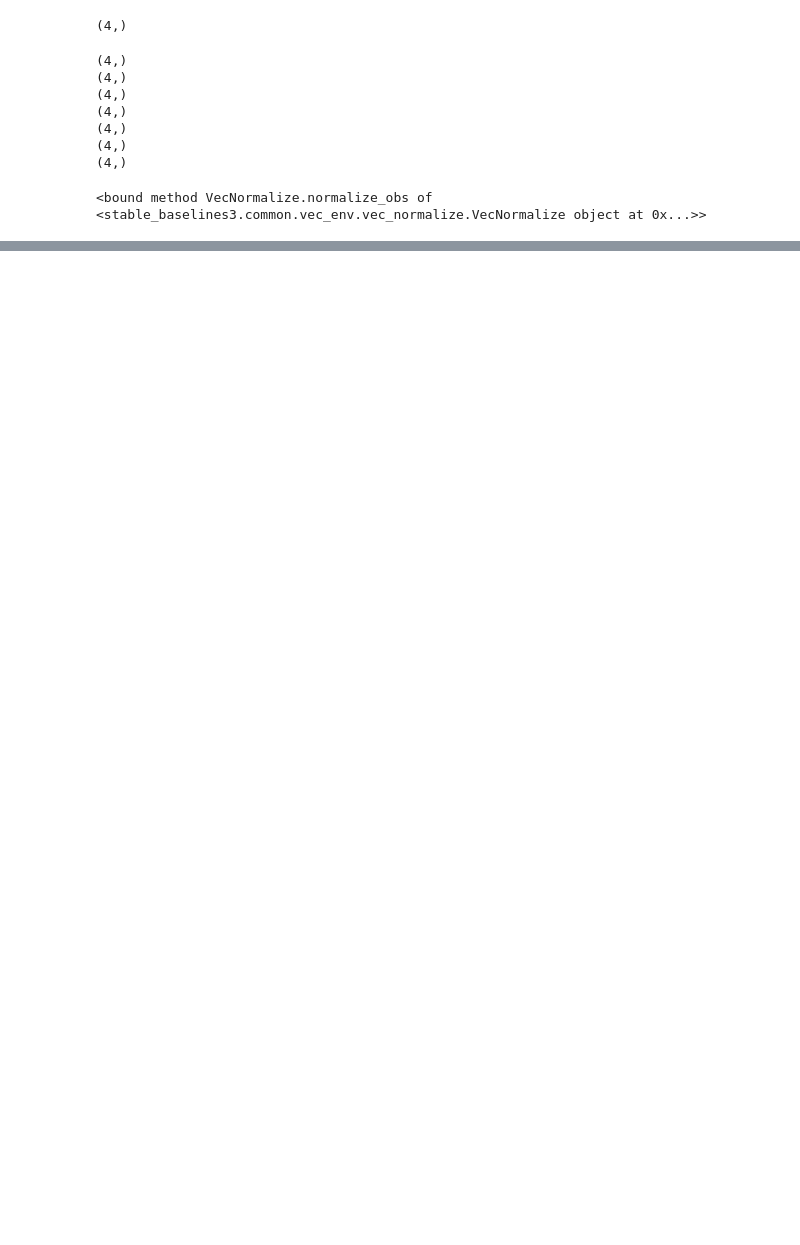
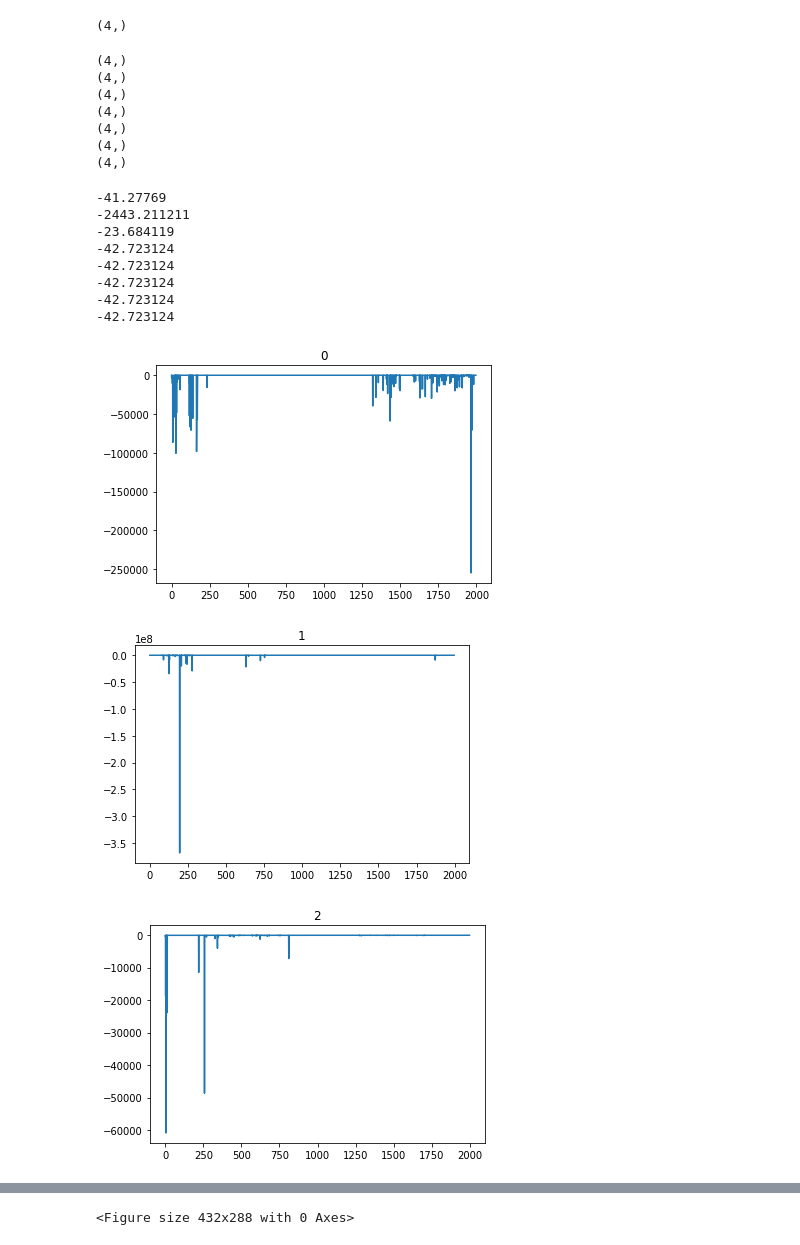
Before and after one commit to tyozmen/n_link_arm, a Jupyter notebook: stable/load_stable.ipynb, the cells around one changed output, grey strips where cells are left out. Drawn from its saved outputs; the diff is of its cells as text; code cells hidden in the pictures; blank space fills up the shorter version.

```diff
--- a/stable/load_stable.ipynb
+++ b/stable/load_stable.ipynb
@@ -7,6 +7,8 @@ from functools import partial
 from gym import register
 from seagul.zoo3_utils import ALGOS
 import pandas as pd
+import matplotlib.pyplot as plt
+import numpy as np
 
 env_script = "make_1dof_env"
 exp_path = f"/home/sgillen/work/n_link_arm/stable/sb3_data/{env_script}"
@@ -15,7 +17,7 @@ env_partial = partial(MatlabGymMmapWrapper, "/home/sgillen/work/n_link_arm/", en
 register("bball_1dof-v0", entry_point = env_partial)
 
 model_dict = {}
-normalizer_dict = {}
+env_dict = {}
 df_dict = {}
 
 for algo_dir in os.scandir(exp_path):
@@ -26,8 +28,8 @@ for algo_dir in os.scandir(exp_path):
         model_dict[algo_name] = []
     if not algo_name in df_dict:
         df_dict[algo_name] = []
-    if not algo_name in normalizer_dict:
-        normalizer_dict[algo_name] = []
+    if not algo_name in env_dict:
+        env_dict[algo_name] = []
 
     for seed_dir in os.scandir(algo_dir.path):
         seed =  seed_dir.path.split("/")[-1]
@@ -35,7 +37,9 @@ for algo_dir in os.scandir(exp_path):
         model_dict[algo_name].append(ALGO.load(f"{seed_dir.path}/model.pkl", mapped_devic='cpu'))
         env = make_vec_env('bball_1dof-v0', n_envs = 1)
         env = VecNormalize.load(f"{seed_dir.path}/vecnormalize.pkl", env)
-        normalizer_dict[algo_name].append(env.normalize_obs)
+        env.training = False
+        env.norm_reward = False
+        env_dict[algo_name].append(env)
 # %% [output]
 (4,)
 (4,)
@@ -45,8 +49,27 @@ for algo_dir in os.scandir(exp_path):
 (4,)
 (4,)
 (4,)
-# %%
-model_dict['ppo'][0].predict
-normalizer_dict['ppo'][0]
-# %% [output]
-<bound method VecNormalize.normalize_obs of <stable_baselines3.common.vec_env.vec_normalize.VecNormalize object at 0x...>>
+# %%
+algo = 'ppo'
+
+for i, df in enumerate(df_dict[algo]):
+    df['r'].plot()
+    plt.title(i)
+    plt.figure()
+    print(np.array(df['r'])[-1])
+
+model_idx = 0
+model = model_dict[algo][model_idx]
+env = env_dict[algo][model_idx]
+# %% [output]
+-41.27769
+-2443.211211
+-23.684119
+-42.723124
+-42.723124
+-42.723124
+-42.723124
+-42.723124
+[figure, added]
+[figure, added]
+[figure, added]
@@ -52,0 +81 @@ normalizer_dict['ppo'][0]
+<Figure size 432x288 with 0 Axes>
```
Also changed, not shown: parts of 10 cells of this notebook, 4 other files.
